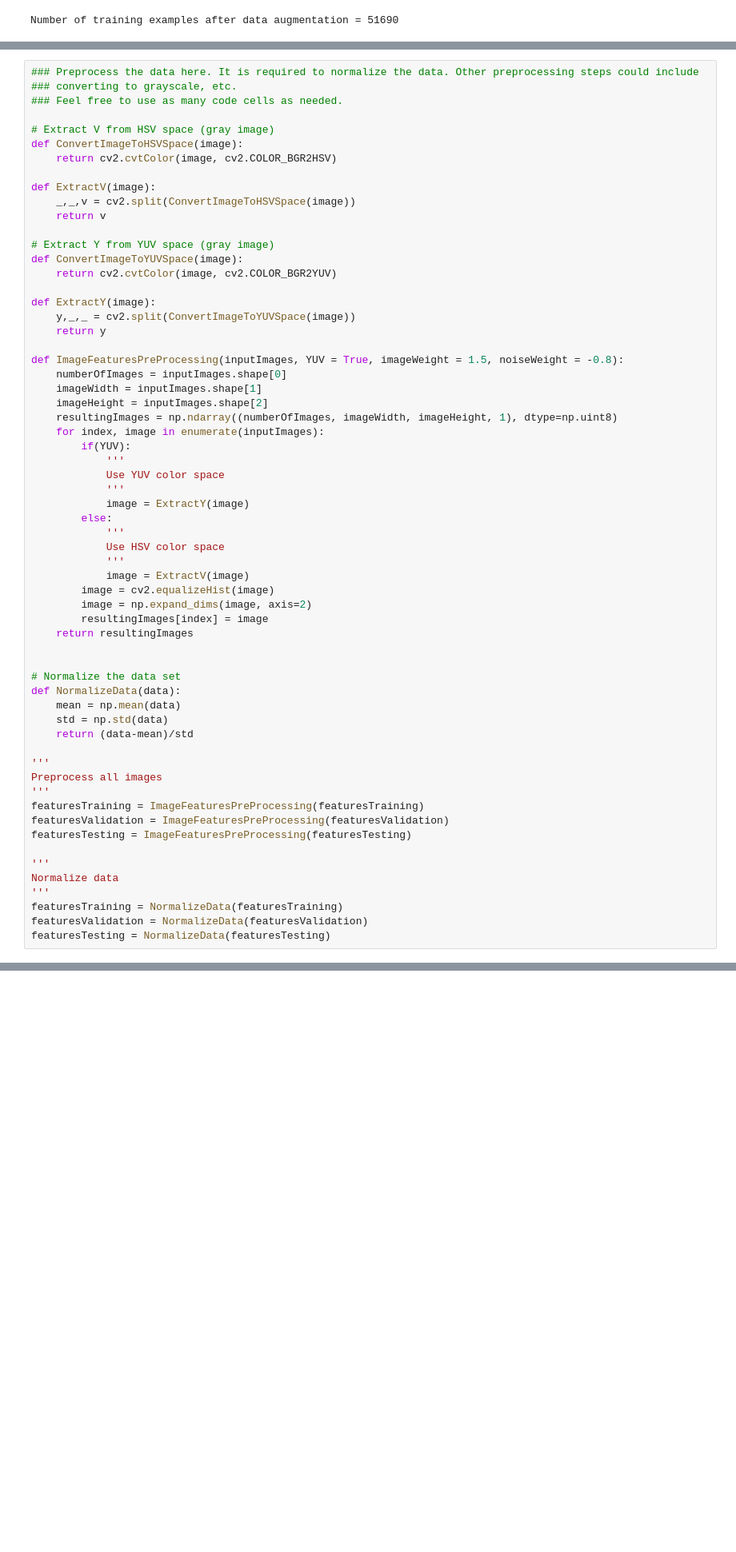
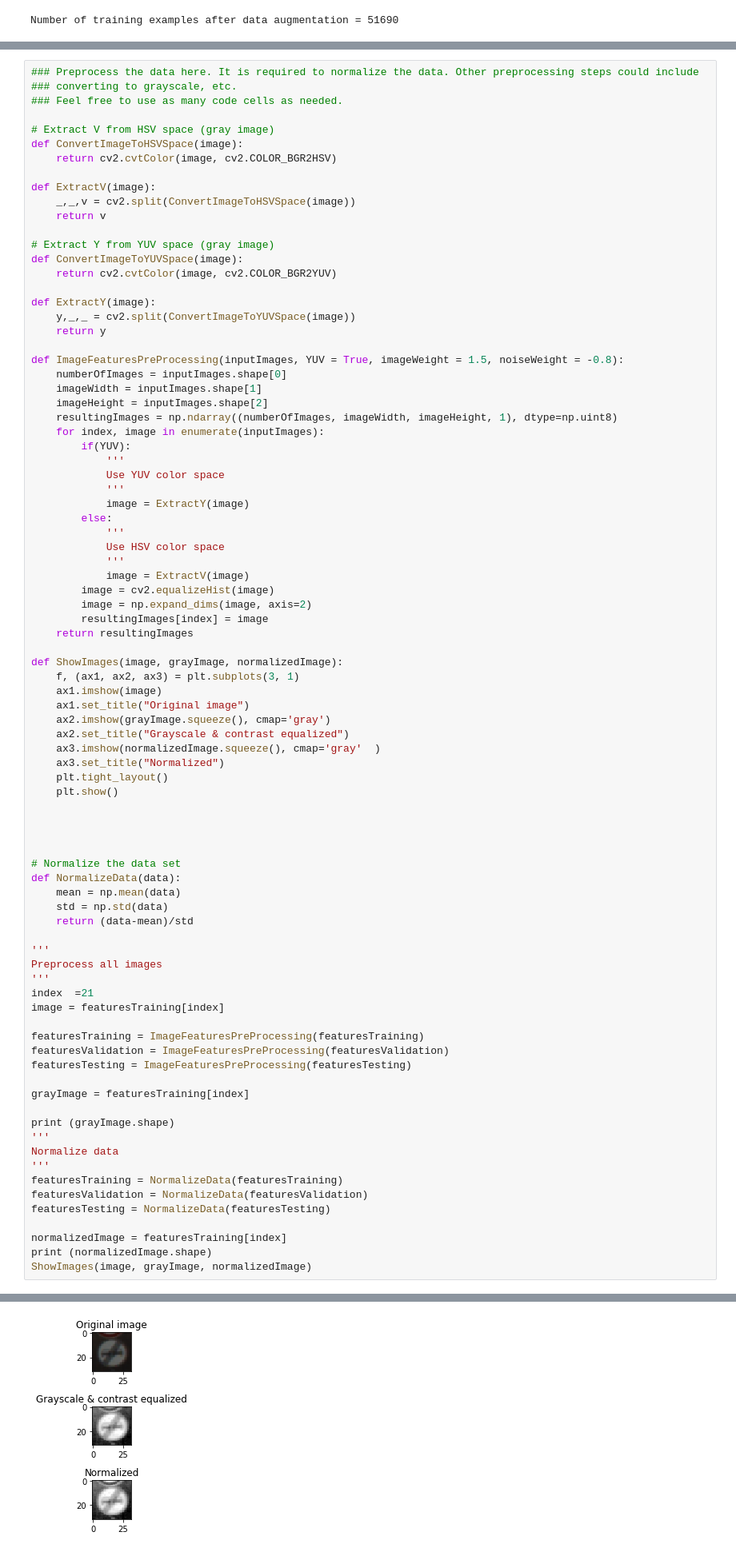
Before and after one commit to Schwarf/CarND-Traffic-Sign-Classifier-Project, a Jupyter notebook: My_Traffic_Sign_Classifier.ipynb, the cells around one changed output, grey strips where cells are left out. Shown: that part at 80% size. Saved outputs shown, nothing was run; the diff lists cells and outputs as text; blank space fills up the shorter version.

```diff
--- a/My_Traffic_Sign_Classifier.ipynb
+++ b/My_Traffic_Sign_Classifier.ipynb
@@ -310,6 +335,19 @@ def ImageFeaturesPreProcessing(inputImages, YUV = True, imageWeight = 1.5, noise
         resultingImages[index] = image
     return resultingImages
 
+def ShowImages(image, grayImage, normalizedImage):
+    f, (ax1, ax2, ax3) = plt.subplots(3, 1)
+    ax1.imshow(image)
+    ax1.set_title("Original image")
+    ax2.imshow(grayImage.squeeze(), cmap='gray')
+    ax2.set_title("Grayscale & contrast equalized")
+    ax3.imshow(normalizedImage.squeeze(), cmap='gray'  )
+    ax3.set_title("Normalized")
+    plt.tight_layout()
+    plt.show()
+
+
+
 
 # Normalize the data set
 def NormalizeData(data):
@@ -320,13 +358,24 @@ def NormalizeData(data):
 '''
 Preprocess all images
 '''
+index  =21
+image = featuresTraining[index]
+
 featuresTraining = ImageFeaturesPreProcessing(featuresTraining)
 featuresValidation = ImageFeaturesPreProcessing(featuresValidation)
 featuresTesting = ImageFeaturesPreProcessing(featuresTesting)
 
+grayImage = featuresTraining[index]
+
+print (grayImage.shape)
 '''
 Normalize data
 '''
 featuresTraining = NormalizeData(featuresTraining)
 featuresValidation = NormalizeData(featuresValidation)
 featuresTesting = NormalizeData(featuresTesting)
+
+normalizedImage = featuresTraining[index]
+print (normalizedImage.shape)
+ShowImages(image, grayImage, normalizedImage)
+# %% [output]
@@ -333,3 +384,4 @@ featuresTesting = NormalizeData(featuresTesting)
+[figure, added]
 # %% [markdown]
 ### Model Architecture
 In a first step I used the original LeNet architecture and made minimal adjustments regarding input shape (width, height and depth) and output depth. Using the following notation convention:
```
Also changed, not shown: parts of 8 cells of this notebook, 3 other files.
